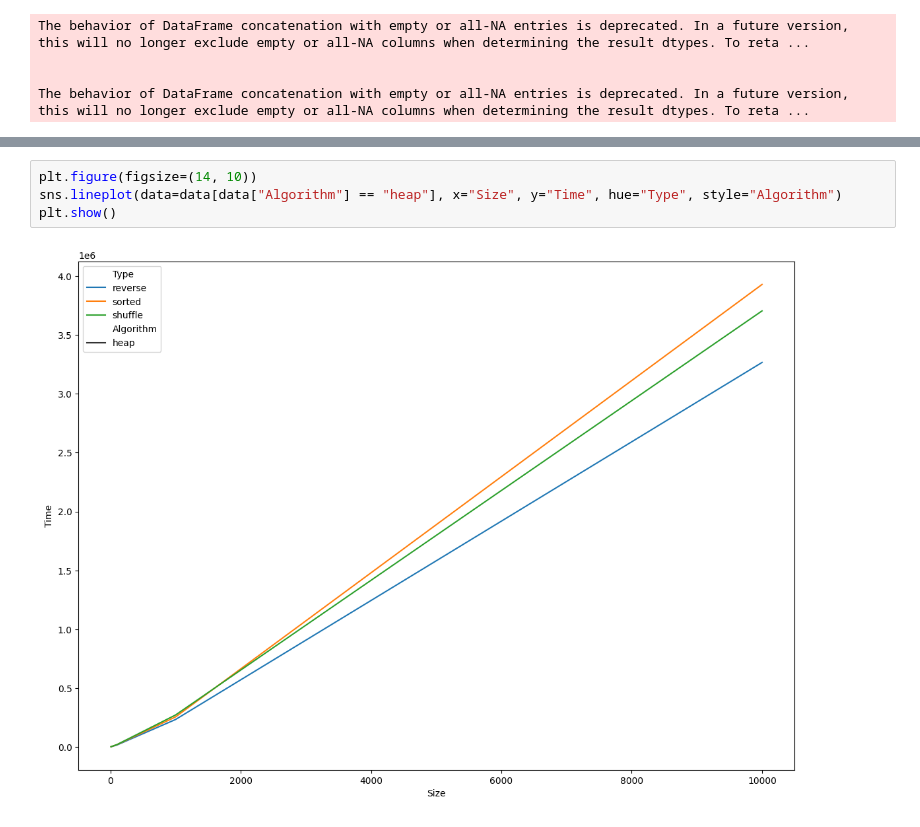
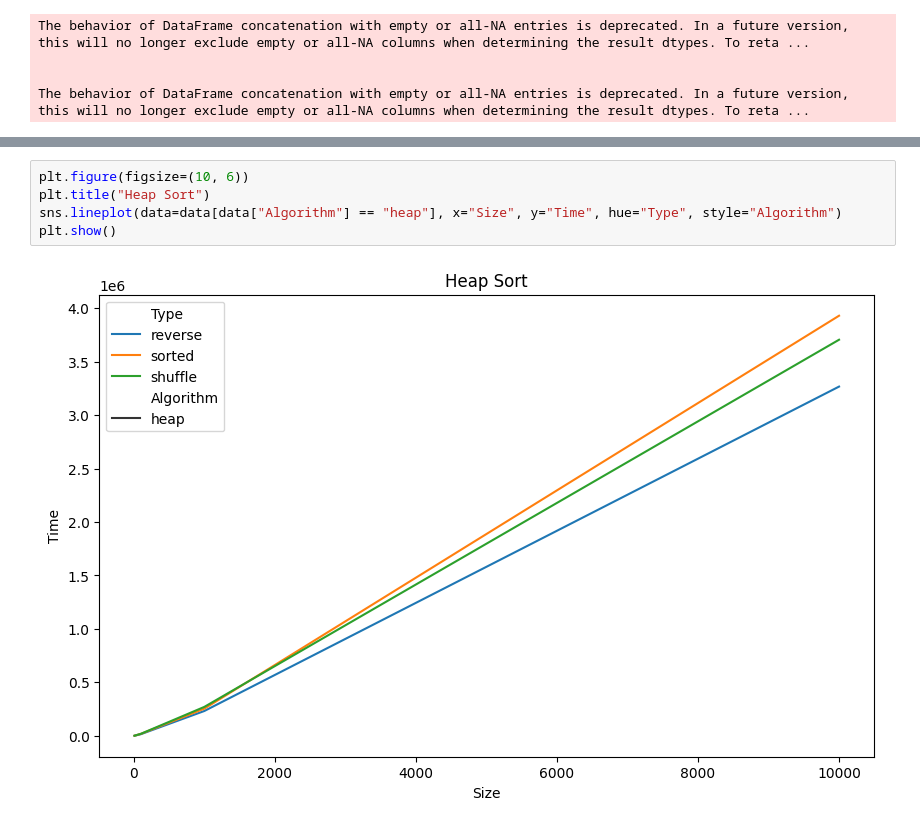
Before and after one commit to DAA-T1/cmplx, a Jupyter notebook: benchmarker/analyzer.ipynb, the cells around one changed output, grey strips where cells are left out. Drawn from its saved outputs; the diff is of its cells as text.

```diff
--- a/benchmarker/analyzer.ipynb
+++ b/benchmarker/analyzer.ipynb
@@ -158,6 +159,7 @@ plt.show()
 # %%
-plt.figure(figsize=(14, 10))
+plt.figure(figsize=(10, 6))
+plt.title("Heap Sort")
 sns.lineplot(data=data[data["Algorithm"] == "heap"], x="Size", y="Time", hue="Type", style="Algorithm")
 plt.show()
 # %% [output]
-[figure, old version]
+[figure, new version]
```
Also changed, not shown: parts of 1 cell of this notebook.
